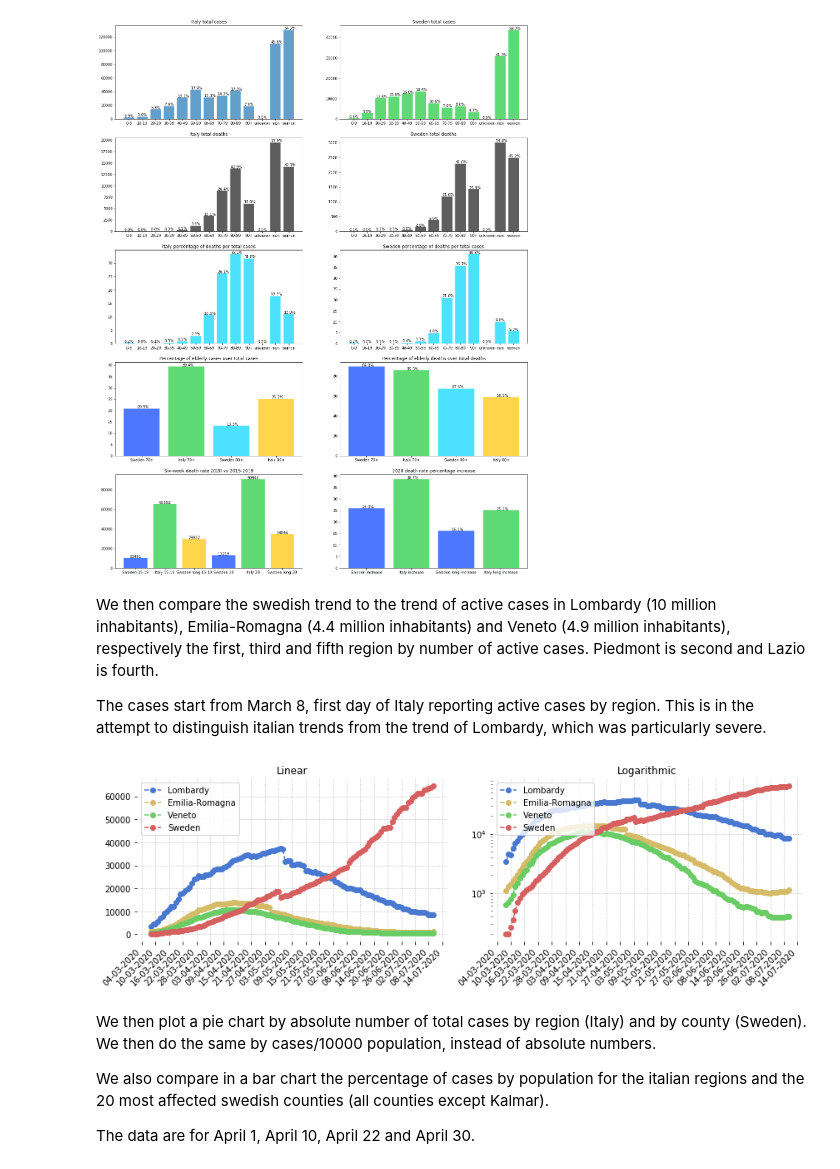
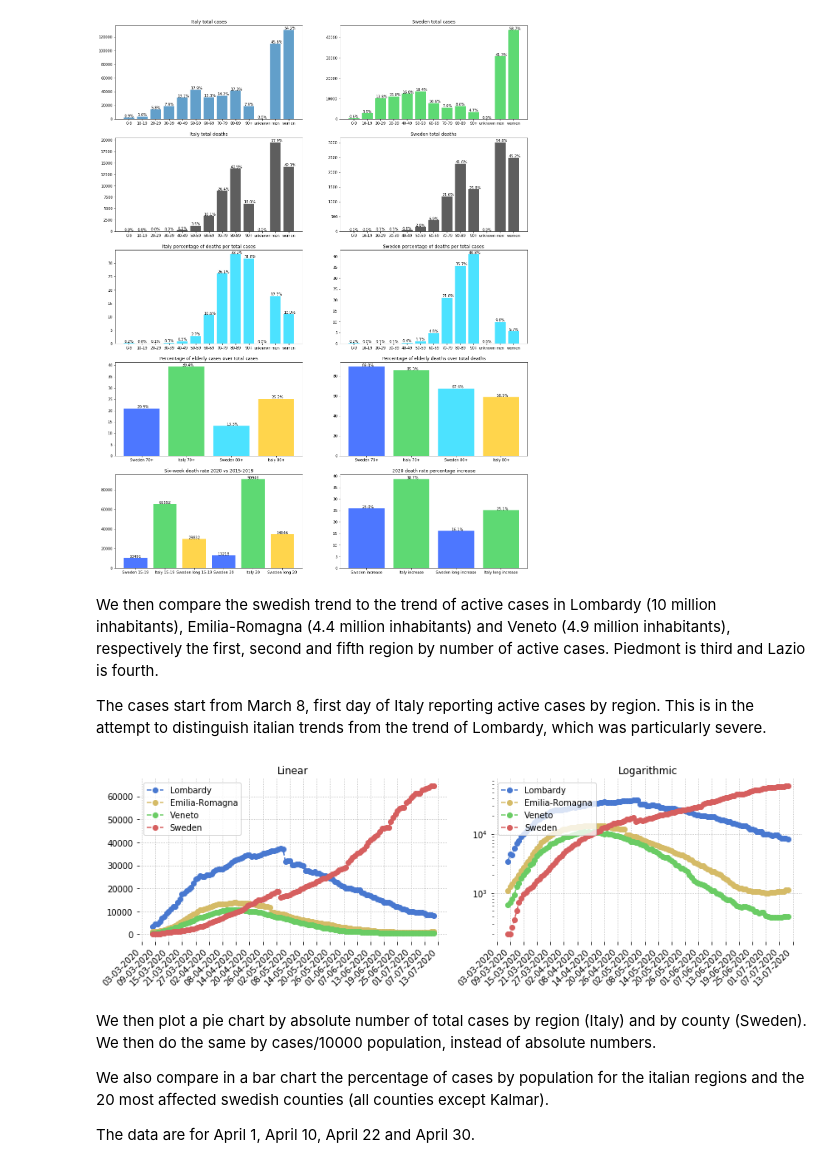
Before and after one commit to eera-l/Covid19-Sweden-Overview, a Jupyter notebook: c19-it-swe.ipynb, the cells around one changed output. Saved outputs shown, nothing was run; the diff lists cells and outputs as text; code cells hidden in the pictures.

```diff
--- a/c19-it-swe.ipynb
+++ b/c19-it-swe.ipynb
@@ -32,7 +32,7 @@ italy_active = [1049, 1577, 1835, 2263, 2706, 3296, 3916, 5061, 6387, 7985, 8514
                 106527, 105847, 106103, 105813, 105205, 104657, 101551, 100943, 100704, 100179, 99980, 98467, 91528, 89624, 87961, 84842, 83324,
                 82488, 81266, 78457, 76440, 72070, 70187, 68351, 66553, 65129, 62752, 60960, 59322, 57752, 56594, 55300, 52942, 50966, 47986, 46175,
                 43691, 42097, 41367, 39893, 39297, 38429, 36976, 35877, 35262, 34730, 32872, 31710, 30637, 28997, 27485, 26274, 25909, 24569, 23925,
-                23101, 21543, 21212, 20972, 20637, 19573, 18655, 18303]
+                23101, 21543, 21212, 20972, 20637, 19573, 18655, 18303, 17638]
 
 
 sweden_active = [1036, 1113, 1187, 1276, 1412, 1607, 1734, 1897, 2003, 2243, 2448, 2747, 2948, 3326, 3574, 3928, 4291, 4735, 5157, 5566, 5961, 6350,
@@ -41,7 +41,7 @@ sweden_active = [1036, 1113, 1187, 1276, 1412, 1607, 1734, 1897, 2003, 2243, 244
                  19561, 20172, 20712, 21095, 21533, 21784, 22171, 22853, 23390, 24026, 24296, 24534, 24988, 25487, 26081, 26644, 27260, 27915, 28350,
                  28668, 29302, 31396, 32495, 33499, 34297, 35185, 35608, 36396, 37105, 38668, 40042, 41158, 41804, 42503, 43400, 44753, 46311, 46311,
                  46611, 46611, 49196, 50854, 52204, 53892, 54961, 55209, 55209, 57439, 58229, 59551, 60331, 61174, 61174, 61307, 62820, 63052, 63586,
-                 63964, 64484]
+                 63964, 64484, 64484]
 
 italy_hospitalized = [401, 639, 742, 1034, 1346, 1790, 2394, 2651, 3550, 4316, 5038, 5838, 6650, 7426, 8372, 9663, 11025, 12894, 14363,
                       15757, 16020, 17708, 19846, 20692, 21937, 23112, 24753, 26029, 26676, 27386, 27795, 28192, 28403, 28540, 28741,
@@ -49,7 +49,7 @@ italy_hospitalized = [401, 639, 742, 1034, 1346, 1790, 2394, 2651, 3550, 4316, 5
                       24906, 24134, 23805, 22871, 22068, 21533, 21372, 20353, 19723, 19210, 18149, 17569, 17357, 17242, 16823, 16270,
                       15769, 15174, 14636, 13834, 13618, 13539, 12865, 12172, 11453, 10792, 10400, 10311, 10207, 9991, 9624, 9269, 8957, 8695,
                       8613, 8185, 7917, 7729, 7379, 7094, 6680, 6387, 6099, 5916, 5742, 5503, 5301, 5002, 4864, 4729, 4581, 4320, 4131, 3893,
-                      3747, 3594, 3489, 3301, 3113, 2867, 2632, 2474, 2314, 2038, 1853, 1610, 1515]
+                      3747, 3594, 3489, 3301, 3113, 2867, 2632, 2474, 2314, 2038, 1853, 1610, 1515, 1356]
 
 
 sweden_hospitalized = [0, 0, 0, 43, 177, 256, 279, 331, 426, 497, 577, 696, 803, 902, 973, 1121, 1219, 1320, 1400, 1480, 1508, 1726, 1742,
@@ -57,20 +57,20 @@ sweden_hospitalized = [0, 0, 0, 43, 177, 256, 279, 331, 426, 497, 577, 696, 803,
                        2288, 2238, 2193, 2139, 2118, 2125, 2150, 2199, 2222, 2172, 2128, 2089, 2047, 2040, 2028, 1950, 1919, 1873, 1817, 1797,
                        1792, 1829, 1772, 1747, 1705, 1732, 1712, 1707, 1734, 1730, 1687, 1633, 1629, 1608, 1617, 1649, 1630, 1559, 1552, 1512, 1481,
                        1486, 1517, 1463, 1428, 1367, 1352, 1352, 1352, 1303, 1264, 1223, 1179, 1181, 1181, 1176, 1144, 1148, 1094, 993, 986, 986,
-                       986, 895, 879, 858, 770, 760, 760, 760, 663, 650, 626, 562, 521]
+                       986, 895, 879, 858, 770, 760, 760, 760, 663, 650, 626, 562, 521, 521]
 
 
 italy_icu = [105, 140, 166, 229, 295, 351, 462, 567, 650, 733, 877, 1028, 1153, 1328, 1518, 1672, 1851, 2060, 2257, 2498, 2655, 2857, 3009, 3204, 3396, 3489,
              3612, 3732, 3856, 3906, 3981, 4023, 4035, 4053, 4068, 3994, 3977, 3898, 3792, 3693, 3605, 3497, 3381, 3343, 3260, 3186, 3079, 2936, 2812, 2733,
              2635, 2573, 2471, 2384, 2267, 2173, 2102, 2009, 1956, 1863, 1795, 1694, 1578, 1539, 1501, 1479, 1427, 1333, 1311, 1168, 1034, 1027, 999, 952, 893,
              855, 808, 775, 762, 749, 716, 676, 640, 595, 572, 553, 541, 521, 505, 489, 475, 450, 435, 424, 408, 353, 338, 316, 293, 287, 283, 263, 249, 236, 227,
-             220, 209, 207, 177, 163, 168, 161, 152, 148, 127, 115, 107, 103]
+             220, 209, 207, 177, 163, 168, 161, 152, 148, 127, 115, 107, 103, 105]
 
 sweden_icu = [0, 0, 0, 23, 31, 45, 49, 58, 92, 110, 142, 160, 182, 202, 219, 265, 293, 312, 339, 361, 376, 387, 400, 439, 451, 464, 486, 504, 500,
               521, 522, 528, 527, 523, 524, 522, 537, 525, 517, 537, 541, 556, 543, 533, 531, 537, 524, 519, 526, 523, 504, 492, 484, 474, 466, 459,
               443, 434, 422, 411, 401, 388, 381, 379, 383, 366, 366, 358, 352, 344, 347, 337, 331, 316, 320, 310, 305, 309, 307, 309, 308, 292, 287, 291,
               298, 296, 280, 280, 268, 267, 267, 267, 245, 239, 232, 223, 223, 223, 223, 202, 201, 191, 182, 170, 170, 170, 157, 150, 139, 129, 135,
-              135, 135, 125, 118, 110, 100, 94]
+              135, 135, 125, 118, 110, 100, 94, 94]
 
 
 italy_d = [29, 34, 52, 79, 107, 148, 197, 233, 366, 463, 631, 827, 1016, 1266, 1441, 1809, 2158, 2503, 2978, 3405, 4032, 4825, 5475, 6077, 6820, 7503, 8165,
@@ -78,13 +78,13 @@ italy_d = [29, 34, 52, 79, 107, 148, 197, 233, 366, 463, 631, 827, 1016, 1266, 1
            22745, 23227, 23660, 24114, 24648, 25085, 25549, 25969, 26384, 26644, 26977, 27359, 27682, 27967, 28236, 28710, 28884, 29079, 29315, 29684,
            29958, 30201, 30395, 30560, 30739, 30911, 31106, 31368, 31610, 31763, 31908, 32007, 32169, 32330, 32486, 32616, 32735, 32785, 32877, 32955, 33072,
            33142, 33229, 33340, 33415, 33475, 33530, 33601, 33689, 33774, 33846, 33899, 33964, 34043, 34114, 34167, 34223, 34301, 34345, 34371, 34405, 34448,
-           34514, 34561, 34610, 34634, 34657, 34675, 34644, 34678]
+           34514, 34561, 34610, 34634, 34657, 34675, 34644, 34678, 34708]
 
 sweden_d = [3, 7, 8, 10, 11, 16, 20, 23, 33, 40, 63, 78, 105, 112, 123, 167, 199, 259, 307, 358, 391, 428, 506, 618, 696, 812, 881, 901, 915, 946, 1084,
             1223, 1360, 1442, 1546, 1578, 1633, 1795, 1939, 2028, 2159, 2202, 2206, 2289, 2380, 2473, 2604, 2667, 2686, 2698, 2787, 2877, 2959, 3056, 3191,
             3229, 3239, 3279, 3343, 3476, 3550, 3669, 3689, 3694, 3712, 3783, 3857, 3895, 3956, 4029, 4032, 4066, 4146, 4243, 4291, 4361, 4408, 4415, 4433,
             4501, 4578, 4598, 4674, 4678, 4689, 4722, 4757, 4824, 4849, 4887, 4892, 4892, 4909, 4952, 5063, 5078, 5078, 5079, 5079, 5151, 5182, 5222, 5249,
-            5295, 5304, 5304, 5332, 5351, 5395, 5436, 5446, 5446, 5447, 5461, 5472, 5515, 5532, 5554]
+            5295, 5304, 5304, 5332, 5351, 5395, 5436, 5446, 5446, 5447, 5461, 5472, 5515, 5532, 5554, 5554]
 
 x = np.arange(1, len(italy_active) + 1)
 
@@ -243,7 +243,7 @@ italy_total = [2036, 2502, 3089, 3858, 4636, 5883, 7375, 9172, 10149, 12462, 151
                225435, 225886, 226699, 227364, 228006, 228658, 229327, 229858, 230158, 230555, 231139, 231732, 232248, 232664, 233019, 233197, 233515, 233836,
                234013, 234531, 234801, 234998, 235278, 235561, 235763, 236142, 236305, 236651, 236989, 237290, 237500, 237828, 238159, 238011, 238275, 238499,
                238720, 238833, 239410, 239706, 239961, 240136, 240310, 240436, 240578, 240760, 240961, 241184, 241419, 241611, 241819, 241956, 242149, 242363,
-               242639]
+               242639, 242827]
 
 sweden_total = [19, 32, 62, 87, 146, 179, 225, 326, 424, 620, 772, 924, 995, 1064, 1147, 1266, 1411, 1554, 1734, 1868, 1985, 2167, 2397, 2711, 2997,
                 3363, 3663, 3944, 4359, 4834, 5319, 5874, 6477, 6834, 7175, 7565, 8303, 8958, 9602, 10057, 10451, 10914, 11351, 11831, 12435, 13058,
@@ -251,7 +251,7 @@ sweden_total = [19, 32, 62, 87, 146, 179, 225, 326, 424, 620, 772, 924, 995, 106
                 24713, 25396, 26019, 26385, 26794, 27368, 28008, 28693, 29352, 29755, 30198, 30467, 30925, 31681, 32256, 32953, 33296, 33537, 34025, 34604,
                 35295, 35906, 36592, 37294, 37736, 38072, 38774, 40945, 42064, 43144, 43946, 44845, 45301, 46124, 46900, 48488, 49900, 51021, 51667, 52383,
                 53323, 54787, 56360, 56360, 56661, 56661, 59318, 61007, 62397, 64112, 65227, 65484, 65484, 67742, 68551, 69917, 70738, 71591, 71591, 71725,
-                73252, 73495, 74072, 74467, 75009]
+                73252, 73495, 74072, 74467, 75009, 75009]
 
 italy_active = [1835, 2263, 2706, 3296, 3916, 5061, 6387, 7985, 8514, 10590, 12839, 14955, 17750, 20603, 23073, 26062, 28710, 33190, 37860, 42681, 46638,
                 50418, 54030, 57521, 62013, 66414, 70065, 73880, 75528, 77635, 80572, 83049, 85388, 88274, 91246, 93187, 94067, 95262, 96877, 98273, 100269,
@@ -259,7 +259,7 @@ italy_active = [1835, 2263, 2706, 3296, 3916, 5061, 6387, 7985, 8514, 10590, 128
                 104657, 101551, 100943, 100704, 100179, 99980, 98467, 91528, 89624, 87961, 84842, 83324, 82488, 81266, 78457, 76440, 72070, 70187, 68351,
                 66553, 65129, 62752, 60960, 59322, 57752, 56594, 55300, 52942, 50966, 47986, 46175, 43691, 42075, 41367, 39893, 39297, 38429, 36976, 35877,
                 35262, 34730, 32872, 31710, 30637, 28997, 27485, 26274, 25909, 24569, 23925, 23101, 21543, 21212, 20972, 20637, 19573, 18655, 18303, 17638,
-                16836, 16681, 16469, 15563, 15255, 15060, 14884, 14621, 14642, 14709, 14242, 13595, 13459, 13428]
+                16836, 16681, 16469, 15563, 15255, 15060, 14884, 14621, 14642, 14709, 14242, 13595, 13459, 13428, 13303]
 
 sweden_active = [15, 29, 51, 93, 136, 160, 202, 259, 354, 498, 685, 812, 958, 1036, 1113, 1187, 1276, 1412, 1607, 1734, 1897, 2003, 2243, 2448, 2747,
                  2948, 3326, 3574, 3928, 4291, 4735, 5157, 5566, 5961, 6350, 6634, 7026, 7653, 8233, 8498, 9016, 9352, 9717, 10087, 10427, 10794, 11337,
@@ -267,7 +267,7 @@ sweden_active = [15, 29, 51, 93, 136, 160, 202, 259, 354, 498, 685, 812, 958, 10
                  17234, 17819, 18175, 18544, 19054, 19561, 20172, 20712, 21095, 21533, 21784, 22171, 22853, 23390, 24026, 24296, 24534, 24988, 25487, 26081,
                  26644, 27260, 27915, 28350, 28668, 29302, 31396, 32495, 33499, 34297, 35185, 35608, 36396, 37105, 38668, 40042, 41158, 41804, 42503, 43400,
                  44753, 46311, 46311, 46611, 46611, 49196, 50854, 52204, 53892, 54961, 55209, 55209, 57439, 58229, 59551, 60331, 61174, 61174, 61307, 62820,
-                 63052, 63586, 63964, 64484]
+                 63052, 63586, 63964, 64484, 64484]
 
 
 italy_d = [52, 79, 107, 148, 197, 233, 366, 463, 631, 827, 1016, 1266, 1441, 1809, 2158, 2503, 2978, 3405, 4032, 4825, 5475, 6077, 6820, 7503, 8165, 9134,
@@ -276,13 +276,13 @@ italy_d = [52, 79, 107, 148, 197, 233, 366, 463, 631, 827, 1016, 1266, 1441, 180
            29958, 30201, 30395, 30560, 30739, 30911, 31106, 31368, 31610, 31763, 31908, 32007, 32169, 32330, 32486, 32616, 32735, 32785, 32877, 32955, 33072,
            33142, 33229, 33340, 33415, 33475, 33530, 33601, 33689, 33774, 33846, 33899, 33964, 34043, 34114, 34167, 34223, 34301, 34345, 34371, 34405, 34448,
            34514, 34561, 34610, 34634, 34657, 34675, 34644, 34678, 34708, 34716, 34738, 34744, 34767, 34788, 34818, 34833, 34854, 34861, 34869, 34899, 34914,
-           34926, 34938]
+           34926, 34938, 34945]
 
 sweden_d = [0, 0, 0, 0, 0, 0, 0, 0, 0, 1, 1, 1, 2, 3, 7, 8, 10, 11, 16, 20, 23, 33, 40, 63, 78, 105, 112, 123, 167, 199, 259, 307, 358, 391, 428, 506,
             618, 696, 812, 881, 901, 915, 946, 1084, 1223, 1360, 1442, 1546, 1578, 1633, 1795, 1939, 2028, 2159, 2202, 2206, 2289, 2380, 2473, 2604, 2667,
             2686, 2698, 2787, 2877, 2959, 3056, 3191, 3229, 3239, 3279, 3343, 3476, 3550, 3669, 3689, 3694, 3712, 3783, 3857, 3895, 3956, 4029, 4032, 4066,
             4146, 4243, 4291, 4361, 4408, 4415, 4433, 4501, 4578, 4598, 4674, 4678, 4689, 4722, 4757, 4824, 4849, 4887, 4892, 4892, 4909, 4952, 5063, 5078,
-            5078, 5079, 5079, 5151, 5182, 5222, 5249, 5295, 5304, 5304, 5332, 5351, 5395, 5436, 5446, 5446, 5447, 5461, 5472, 5515, 5532, 5554]
+            5078, 5079, 5079, 5151, 5182, 5222, 5249, 5295, 5304, 5304, 5332, 5351, 5395, 5436, 5446, 5446, 5447, 5461, 5472, 5515, 5532, 5554, 5554]
 
 start = dt.date(2020, 3, 2)
 end = start + dt.timedelta(days=len(italy_active))
@@ -946,7 +946,7 @@ plt.show()
 # %% [output]
 [figure]
 # %% [markdown]
-We then compare the swedish trend to the trend of active cases in Lombardy (10 million inhabitants), Emilia-Romagna (4.4 million inhabitants) and Veneto (4.9 million inhabitants), respectively the first, third and fifth region by number of active cases. Piedmont is second and Lazio is fourth.
+We then compare the swedish trend to the trend of active cases in Lombardy (10 million inhabitants), Emilia-Romagna (4.4 million inhabitants) and Veneto (4.9 million inhabitants), respectively the first, second and fifth region by number of active cases. Piedmont is third and Lazio is fourth.
 
 The cases start from March 8, first day of Italy reporting active cases by region. This is in the attempt to distinguish italian trends from the trend of Lombardy, which was particularly severe.
 # %%
@@ -962,27 +962,28 @@ lom_act = [3372, 4490, 4427, 5763, 6896, 7732, 9059, 10043, 10861, 12095, 12266,
            31983, 30262, 30190, 30411, 30675, 30032, 29956, 27746, 27679, 27430, 27073, 27291, 26671, 26715, 25933, 25630, 25614, 25215, 24477, 24037,
            22913, 22683, 21809, 20996, 20861, 20255, 20224, 20224, 19853, 19499, 19420, 19319, 18297, 17857, 17340, 17024, 16785, 15989, 15976, 15233,
            14972, 14647, 14045, 13911, 13843, 13638, 12903, 12227, 11992, 11640, 10992, 10947, 10823, 10060, 9938, 9827, 9677, 9426, 9445, 9492, 9074,
-           8460, 8357, 8341]
+           8460, 8357, 8341, 8212]
 
 er_act = [1097, 1286, 1417, 1588, 1758, 2011, 2349, 2741, 3088, 3404, 3915, 4506, 5089, 5661, 6390, 7220, 7711, 8256, 8850, 9361, 9964, 10535, 10766, 10953,
           11489, 11859, 12178, 12523, 12837, 13051, 13048, 13110, 13258, 13350, 13495, 13672, 13818, 13778, 13577, 13663, 13585, 13584, 13552, 13522, 13244,
           13084, 12845, 12509, 12347, 12341, 12225, 12003, 11862, 9563, 9484, 9323, 9045, 8984, 8681, 8391, 8011, 7730, 7401, 7191, 7040, 6801, 6502, 6301,
           6001, 5852, 5656, 5525, 5330, 5098, 4926, 4730, 4570, 4457, 4359, 4146, 3998, 3750, 3564, 3279, 3163, 3068, 2912, 2839, 2688, 2512, 2416, 2328,
           2282, 2156, 2061, 2000, 1817, 1727, 1637, 1500, 1405, 1345, 1281, 1219, 1207, 1172, 1154, 1089, 1074, 1068, 1044, 1041, 1042, 1032, 1010, 1002,
-          1003, 1011, 1037, 1029, 1064, 1060, 1071, 1066, 1113]
+          1003, 1011, 1037, 1029, 1064, 1060, 1071, 1066, 1113, 1119]
 
 ve_act = [623, 694, 783, 940, 1297, 1453, 1775, 1989, 2274, 2488, 2953, 3169, 3677, 4214, 4644, 4986, 5351, 5745, 6140, 6648, 6913, 7251, 7564, 7850, 8224,
           8578, 8861, 9093, 9409, 9722, 9965, 10171, 10449, 10647, 10749, 10729, 10766, 10736, 10789, 10800, 10618, 10444, 10210, 10061, 10077, 9991, 9925,
           9679, 9432, 9138, 8860, 8601, 8369, 8147, 7779, 7431, 7299, 7234, 7116, 6789, 6534, 6187, 5877, 5591, 5460, 5190, 5020, 4718, 4439, 4162, 4041,
           4004, 3754, 3532, 3286, 3023, 2841, 2660, 2578, 2431, 2287, 2025, 1849, 1612, 1500, 1468, 1403, 1387, 1319, 1229, 1164, 1085, 1080, 1004, 965, 922,
-          849, 778, 772, 755, 718, 680, 607, 582, 575, 583, 585, 564, 549, 527, 487, 482, 460, 462, 462, 418, 397, 390, 388, 388, 384, 385, 386, 392, 394]
+          849, 778, 772, 755, 718, 680, 607, 582, 575, 583, 585, 564, 549, 527, 487, 482, 460, 462, 462, 418, 397, 390, 388, 388, 384, 385, 386, 392, 394, 398]
 
 sweden_active = [202, 202, 259, 354, 498, 685, 812, 958, 1036, 1113, 1187, 1276, 1412, 1607, 1734, 1897, 2003, 2243, 2448, 2747, 2948, 3326, 3574, 3928,
                  4291, 4735, 5157, 5566, 5961, 6350, 6634, 7026, 7653, 8233, 8498, 9016, 9352, 9717, 10087, 10427, 10794, 11337, 12382, 12691, 13039,
                  13603, 14247, 14969, 15027, 15548, 15740, 16349, 16904, 17591, 17963, 18483, 18713, 15918, 16383, 16985, 16686, 17234, 17819, 18175, 18544,
                  19054, 19561, 20172, 20712, 21095, 21533, 21784, 22171, 22853, 23390, 24026, 24296, 24534, 24988, 25487, 26081, 26644, 27260, 27915, 28350,
                  28668, 29302, 31396, 32495, 33499, 34297, 35185, 35608, 36396, 37105, 38668, 40042, 41158, 41804, 42503, 43400, 44753, 46311, 46311, 46611,
-                 46611, 49196, 50854, 52204, 53892, 54961, 55209, 55209, 57439, 58229, 59551, 60331, 61174, 61174, 61307, 62820, 63052, 63586, 63964, 64484]
+                 46611, 49196, 50854, 52204, 53892, 54961, 55209, 55209, 57439, 58229, 59551, 60331, 61174, 61174, 61307, 62820, 63052, 63586, 63964, 64484,
+                 64484]
 
 start = dt.date(2020, 3, 8)
 end = start + dt.timedelta(days=len(lom_act))
@@ -996,34 +997,34 @@ ax1.plot(days, ve_act, '--go', label='Veneto')
 ax1.plot(days, sweden_active, '--ro', label='Sweden')
 ax1.legend(loc="upper left")
 ax1.set_title('Linear')
 ax1.xaxis.set_major_formatter(mdates.DateFormatter('%d-%m-%Y'))
 ax1.xaxis.set_major_locator(mdates.DayLocator(interval=interval))
 ax1.axes.grid(linestyle='dotted')
 
 ax2 = fig.add_subplot(122)
 ax2.plot(days, lom_act, '--bo', label='Lombardy')
 ax2.plot(days, er_act, '--yo', label='Emilia-Romagna')
 ax2.plot(days, ve_act, '--go', label='Veneto')
 ax2.plot(days, sweden_active, '--ro', label='Sweden')
 ax2.legend(loc="upper left")
 ax2.set_title('Logarithmic')
 ax2.set_yscale('log')
 ax2.xaxis.set_major_formatter(mdates.DateFormatter('%d-%m-%Y'))
 ax2.xaxis.set_major_locator(mdates.DayLocator(interval=interval))
 ax2.axes.grid(linestyle='dotted')
 
 sns.set_color_codes('muted')
 sns.despine(left = True, bottom = True)
 for ax in fig.axes:
   for label in ax.get_xticklabels():
     label.set_ha("right")
     label.set_rotation(45)
 fig.set_figheight(4)
 fig.set_figwidth(12)
 plt.tight_layout()
 plt.show()
 # %% [output]
-[figure, old version]
+[figure, new version]
 # %% [markdown]
 We then plot a pie chart by absolute number of total cases by region (Italy) and by county (Sweden). We then do the same by cases/10000 population, instead of absolute numbers.
 
```
Also changed, not shown: parts of 5 cells of this notebook, 1 other file.
